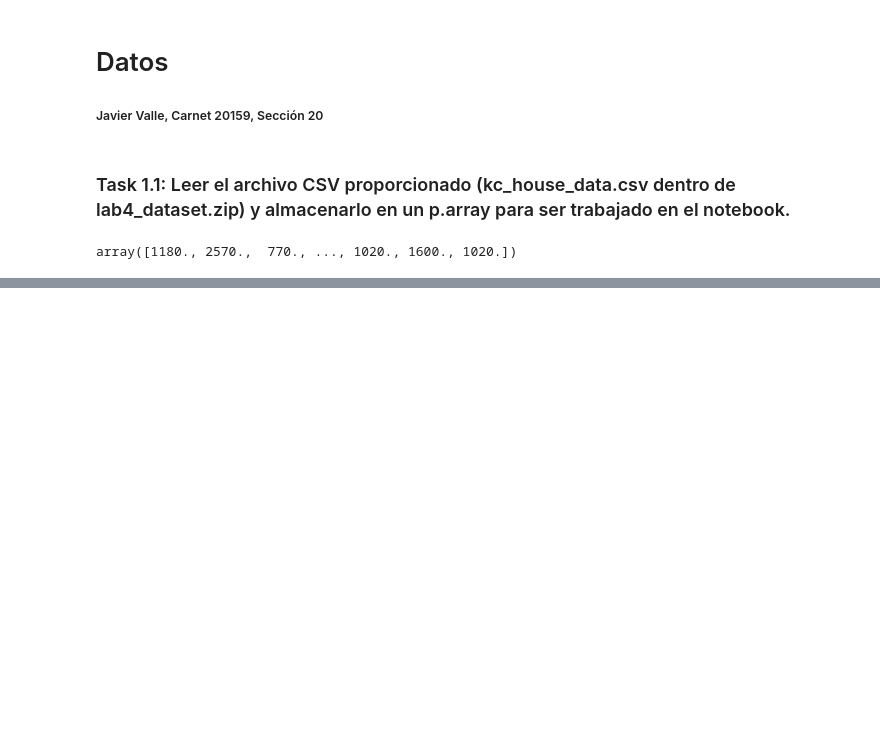
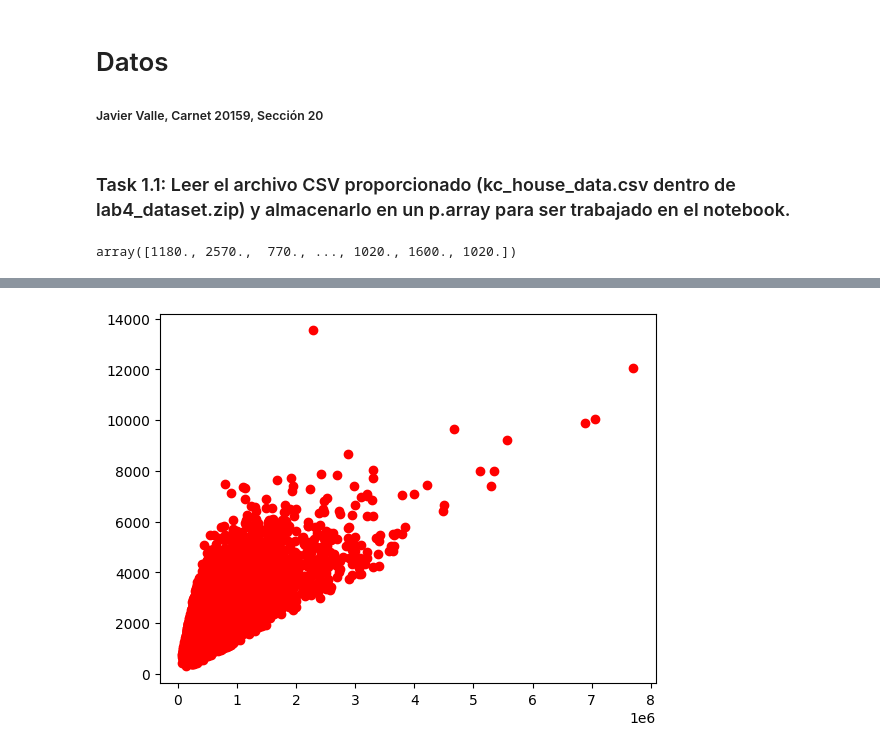
Before and after one commit to Javier19-cmd/HT3-IA, a Jupyter notebook: Lab3.ipynb, the cells around one changed output, grey strips where cells are left out. Drawn from its saved outputs; the diff is of its cells as text; code cells hidden in the pictures; blank space fills up the shorter version.

```diff
--- a/Lab3.ipynb
+++ b/Lab3.ipynb
@@ -44,0 +141,68 @@ array([1180., 2570.,  770., ..., 1020., 1600., 1020.])
+# %%
+# Haciendo imports.
+import matplotlib.pyplot as plt
+import numpy as np
+import quad as q
+import linregv as l
+
+# Manipulando los datos.
+
+# Precios.
+X = data[:,2]
+
+# Sqft_living.
+y = data[:,5]
+
+# Quitando los NaN de X y y.
+X = X[~np.isnan(X)]
+y = y[~np.isnan(y)]
+
+# Haciendo un reshape a X y y.
+X = X.reshape((len(X), 1))
+y = y.reshape((len(y), 1))
+
+print("Precios: ", X)
+print("Sqft_living", y)
+
+# Calculando Xr.
+Xr = np.hstack((
+    np.ones((len(X), 1)),
+    X.reshape((len(X), 1))
+))
+
+# Haciendo reshape a Xr.
+Xr = Xr.reshape((len(Xr), 2))
+
+# Calculando el theta inicial.
+to = np.random.rand(Xr.shape[1], 1) # Theta inicial.
+
+to = to[~np.isnan(to)]
+
+# Haciendo reshape a to.
+to = to.reshape((len(to), 1))
+
+# Calculando el costo y el gradiente.
+tf, costs = l.linear_regressionv(
+    Xr,
+    y.reshape((len(y), 1)),
+    to,
+    q.cost,
+    q.grad,
+    a=0.05,
+    n=100
+)
+
+xm = np.array([[0], [len(X)]])
+xmr = np.hstack((
+    np.ones((2, 1)),
+    xm
+))
+
+
+ym = xmr @ tf # Pendiente de la recta a utilizar.
+
+# Graficando los resultados.
+plt.plot(Xr[:, 1], y, "ro")
+plt.plot(xm, ym)
+plt.show()
+# %% [output]
@@ -44,0 +223 @@ array([1180., 2570.,  770., ..., 1020., 1600., 1020.])
+[figure, added]
```
Also changed, not shown: parts of 4 cells of this notebook, 3 other files.
